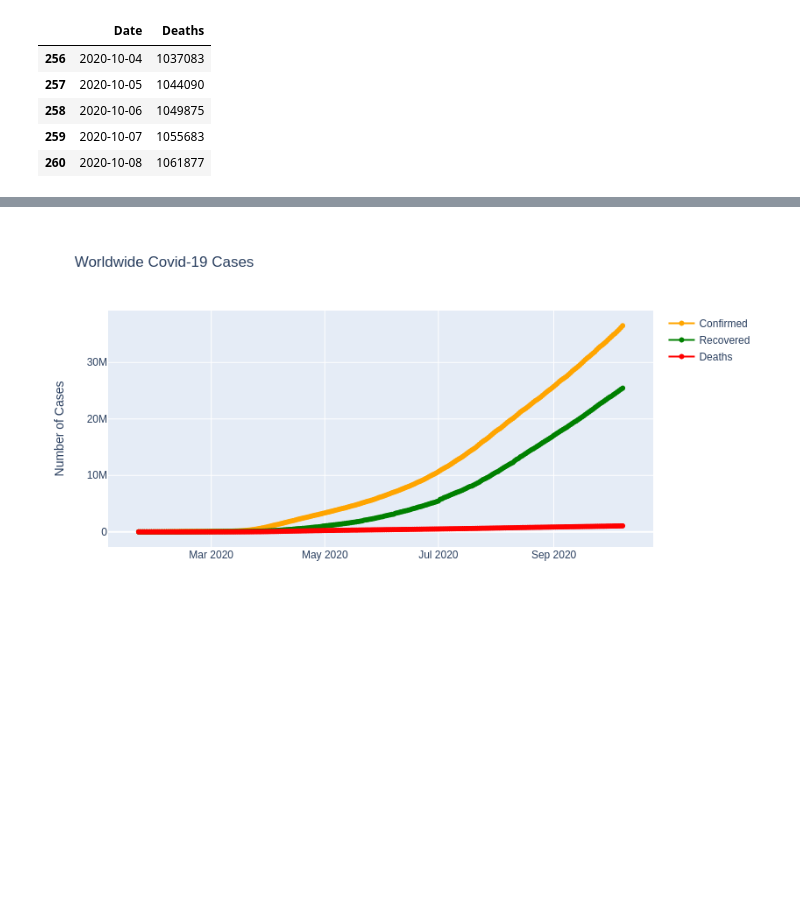
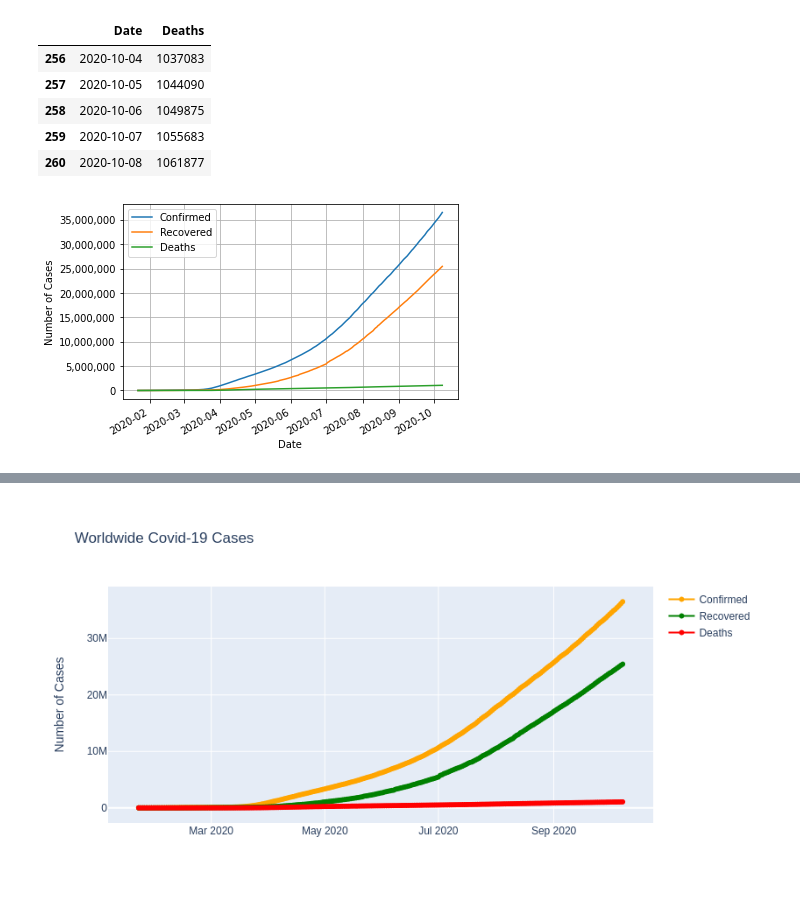
Before and after one commit to jimcrews/my-py-notebooks, a Jupyter notebook: Covid-19_EDA.ipynb, the cells around one changed output, grey strips where cells are left out. Drawn from its saved outputs; the diff is of its cells as text; code cells hidden in the pictures; blank space fills up the shorter version.

Commit message:
chart

```diff
--- a/Covid-19_EDA.ipynb
+++ b/Covid-19_EDA.ipynb
@@ -172,3 +173,33 @@ deaths.tail()
 | 258 | 2020-10-06 | 1049875 |
 | 259 | 2020-10-07 | 1055683 |
 | 260 | 2020-10-08 | 1061877 |
+# %%
+# matplotlib
+
+import matplotlib.ticker as tkr
+fig, ax = plt.subplots()
+
+def func(x, pos):  # formatter function takes tick label and tick position
+   s = '{:0,d}'.format(int(x))
+   return s
+
+
+y_format = tkr.FuncFormatter(func)  # make formatter
+ax.yaxis.set_major_formatter(y_format)  # set formatter to needed axis
+ax.xaxis_date()     # interpret the x-axis values as dates
+fig.autofmt_xdate() # make space for and rotate the x-axis tick labels
+
+plt.plot(confirmed['Date'], confirmed['Confirmed'])
+plt.plot(recovered['Date'], recovered['Recovered'])
+plt.plot(deaths['Date'], deaths['Deaths'])
+
+plt.grid()
+plt.xlabel('Date')
+plt.ylabel('Number of Cases')
+
+plt.legend(['Confirmed', 'Recovered', 'Deaths'], loc='upper left')
+
+
+plt.show()
+# %% [output]
+[figure, added]
```
Also changed, not shown: parts of 2 cells of this notebook.
